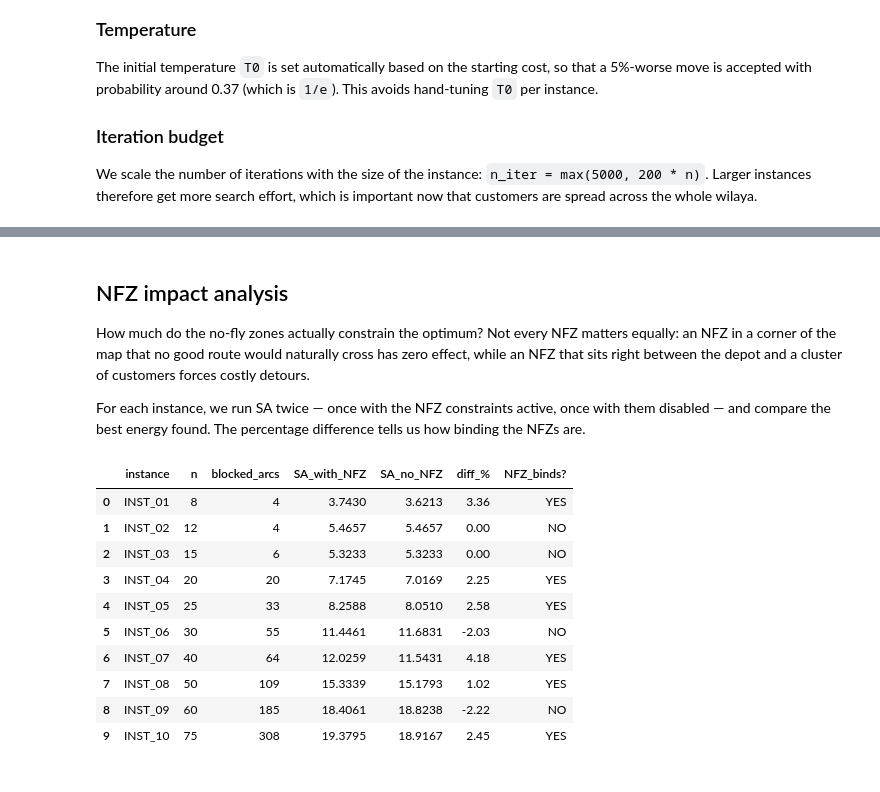
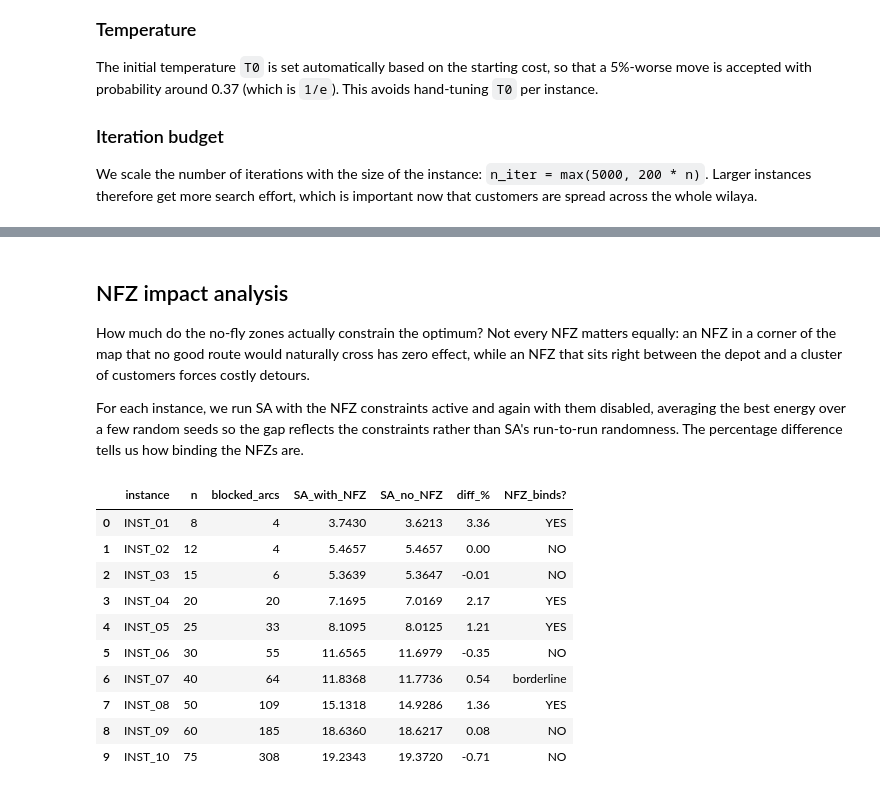
Before and after one commit to Abdelmalek05/drone-based-delivery-optimization, a Jupyter notebook: notebook.ipynb, the cells around one changed output, grey strips where cells are left out. Drawn from its saved outputs; the diff is of its cells as text; code cells hidden in the pictures.

```diff
--- a/notebook.ipynb
+++ b/notebook.ipynb
@@ -614,8 +654,11 @@ Because the problem is NP-hard, we put a wall-clock time limit (600 seconds = 10
 # %%
 class BranchAndBoundSolver(Solver):
-    """Depth-first B&B branching on (route, insertion position) pairs,
-    with an admissible lower bound and a wall-clock time limit.
-    This is a real exact method: given enough time, it proves optimality."""
+    """Depth-first B&B with append-only branching: each node appends one
+    unvisited customer to the END of a route, and only the first empty route
+    is ever extended (this breaks the K! symmetry between interchangeable
+    empty routes). Uses an admissible in/out-arc lower bound and a wall-clock
+    time limit. This is a real exact method: given enough time, it proves
+    optimality."""
 
     def __init__(self, inst: Instance, time_limit: float = 600.0, verbose: bool = False):
         super().__init__(inst)
@@ -1093,12 +1163,14 @@ The initial temperature `T0` is set automatically based on the starting cost, so
 We scale the number of iterations with the size of the instance: `n_iter = max(5000, 200 * n)`. Larger instances therefore get more search effort, which is important now that customers are spread across the whole wilaya.
 # %%
 class SimulatedAnnealingSolver(Solver):
-    """Geometric-cooling SA over the three-move neighbourhood."""
+    """Geometric-cooling SA over the three-move neighbourhood.
+    Supports an optional wall-clock time_limit (used by the same-time study)."""
 
     def __init__(self, inst: Instance,
                  n_iter: Optional[int] = None,
                  T0: Optional[float] = None,
                  gamma: float = 0.995,
+                 time_limit: Optional[float] = None,
                  seed: Optional[int] = None,
                  verbose: bool = False):
         super().__init__(inst)
@@ -1106,6 +1178,7 @@ class SimulatedAnnealingSolver(Solver):
         self.n_iter = n_iter if n_iter is not None else max(5000, 200 * inst.n)
         self.T0 = T0
         self.gamma = gamma
+        self.time_limit = time_limit
         self.seed = seed
         self.verbose = verbose
 
@@ -1150,6 +1223,9 @@ class SimulatedAnnealingSolver(Solver):
             T = self.T0
 
         for it in range(self.n_iter):
+            # stop early if a wall-clock budget was given and has been exceeded
+            if self.time_limit is not None and time.time() - t0 > self.time_limit:
+                break
             cand = self._neighbor(current)
             feas, _ = cand.check_feasibility(inst)
             if not feas:
@@ -1561,54 +1646,65 @@ GA sensitivity on INST_05 (best of 3 runs per cell, kWh):
 
 How much do the no-fly zones actually constrain the optimum? Not every NFZ matters equally: an NFZ in a corner of the map that no good route would naturally cross has zero effect, while an NFZ that sits right between the depot and a cluster of customers forces costly detours.
 
-For each instance, we run SA twice — once with the NFZ constraints active, once with them disabled — and compare the best energy found. The percentage difference tells us how binding the NFZs are.
+For each instance, we run SA with the NFZ constraints active and again with them disabled, averaging the best energy over a few random seeds so the gap reflects the constraints rather than SA's run-to-run randomness. The percentage difference tells us how binding the NFZs are.
 # %%
-# Run SA with and without NFZs, then compare
+# Run SA with NFZs ON and OFF, averaged over several seeds, then compare.
+# Averaging over seeds removes SA's run-to-run randomness, so the gap reflects
+# the effect of the no-fly-zone constraints and not luck. (A single-seed
+# comparison can produce impossible negative values, where removing a
+# constraint appears to make the route more expensive.)
+NFZ_SEEDS = [0, 1, 2]
+
 nfz_rows = []
 for inst in INSTANCES:
-    sa_on = SimulatedAnnealingSolver(inst, seed=0)
-    sa_on.solve()
-    e_on = sa_on.best_energy
-
     # build a copy of the instance with no NFZs
     inst_off = Instance(
         instance_id=inst.instance_id, category=inst.category,
         n=inst.n, K=inst.K, Q=inst.Q, B=inst.B,
         alpha=inst.alpha, beta=inst.beta,
         dist=inst.dist, demand=inst.demand,
         blocked=set(),  # all NFZs removed
         customers=inst.customers, depot=inst.depot,
     )
-    sa_off = SimulatedAnnealingSolver(inst_off, seed=0)
-    sa_off.solve()
-    e_off = sa_off.best_energy
 
+    e_on_runs, e_off_runs = [], []
+    for s in NFZ_SEEDS:
+        sa_on = SimulatedAnnealingSolver(inst, seed=s)
+        sa_on.solve()
+        e_on_runs.append(sa_on.best_energy)
+
+        sa_off = SimulatedAnnealingSolver(inst_off, seed=s)
+        sa_off.solve()
+        e_off_runs.append(sa_off.best_energy)
+
+    e_on = float(np.mean(e_on_runs))
+    e_off = float(np.mean(e_off_runs))
     diff_pct = 100 * (e_on - e_off) / e_off if e_off > 0 else 0
     matters = "YES" if diff_pct > 1.0 else ("borderline" if diff_pct > 0.1 else "NO")
     nfz_rows.append({
         "instance": inst.instance_id,
         "n": inst.n,
         "blocked_arcs": len(inst.blocked),
         "SA_with_NFZ": round(e_on, 4),
         "SA_no_NFZ": round(e_off, 4),
         "diff_%": round(diff_pct, 2),
         "NFZ_binds?": matters,
     })
 
 nfz_df = pd.DataFrame(nfz_rows)
 nfz_df
 # %% [output]
 |  | instance | n | blocked_arcs | SA_with_NFZ | SA_no_NFZ | diff_% | NFZ_binds? |
 | 0 | INST_01 | 8 | 4 | 3.7430 | 3.6213 | 3.36 | YES |
 | 1 | INST_02 | 12 | 4 | 5.4657 | 5.4657 | 0.00 | NO |
-| 2 | INST_03 | 15 | 6 | 5.3233 | 5.3233 | 0.00 | NO |
-| 3 | INST_04 | 20 | 20 | 7.1745 | 7.0169 | 2.25 | YES |
-| 4 | INST_05 | 25 | 33 | 8.2588 | 8.0510 | 2.58 | YES |
-| 5 | INST_06 | 30 | 55 | 11.4461 | 11.6831 | -2.03 | NO |
-| 6 | INST_07 | 40 | 64 | 12.0259 | 11.5431 | 4.18 | YES |
-| 7 | INST_08 | 50 | 109 | 15.3339 | 15.1793 | 1.02 | YES |
-| 8 | INST_09 | 60 | 185 | 18.4061 | 18.8238 | -2.22 | NO |
-| 9 | INST_10 | 75 | 308 | 19.3795 | 18.9167 | 2.45 | YES |
+| 2 | INST_03 | 15 | 6 | 5.3639 | 5.3647 | -0.01 | NO |
+| 3 | INST_04 | 20 | 20 | 7.1695 | 7.0169 | 2.17 | YES |
+| 4 | INST_05 | 25 | 33 | 8.1095 | 8.0125 | 1.21 | YES |
+| 5 | INST_06 | 30 | 55 | 11.6565 | 11.6979 | -0.35 | NO |
+| 6 | INST_07 | 40 | 64 | 11.8368 | 11.7736 | 0.54 | borderline |
+| 7 | INST_08 | 50 | 109 | 15.1318 | 14.9286 | 1.36 | YES |
+| 8 | INST_09 | 60 | 185 | 18.6360 | 18.6217 | 0.08 | NO |
+| 9 | INST_10 | 75 | 308 | 19.2343 | 19.3720 | -0.71 | NO |
 # %%
 # Visualise the best GA solution on INST_05: customers, depot, NFZ, routes
 inst = INSTANCES[4]
```
Also changed, not shown: parts of 15 cells of this notebook, 20 other files.
